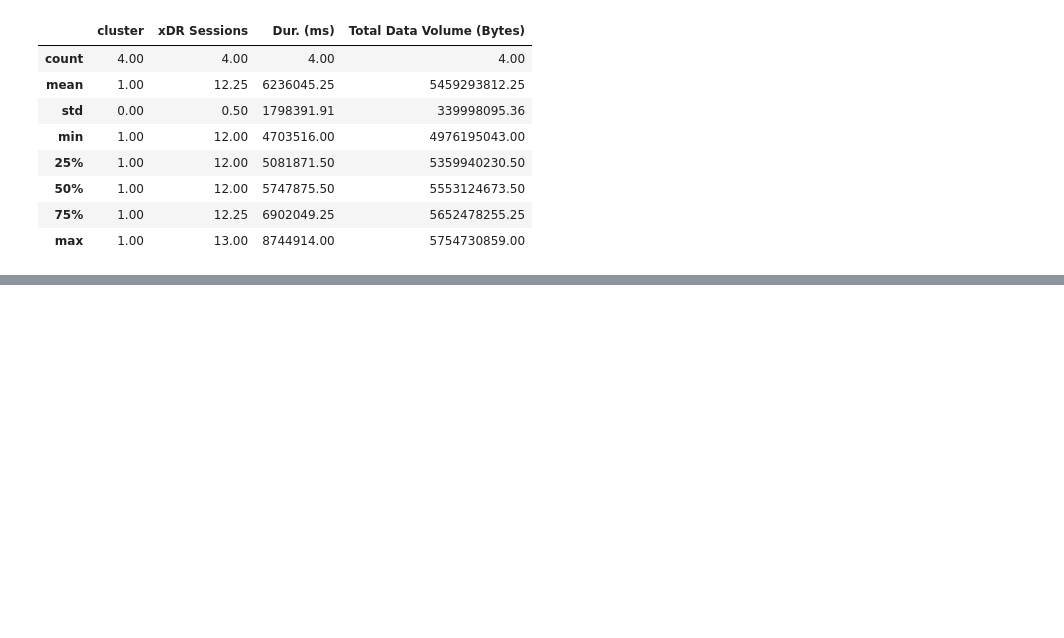
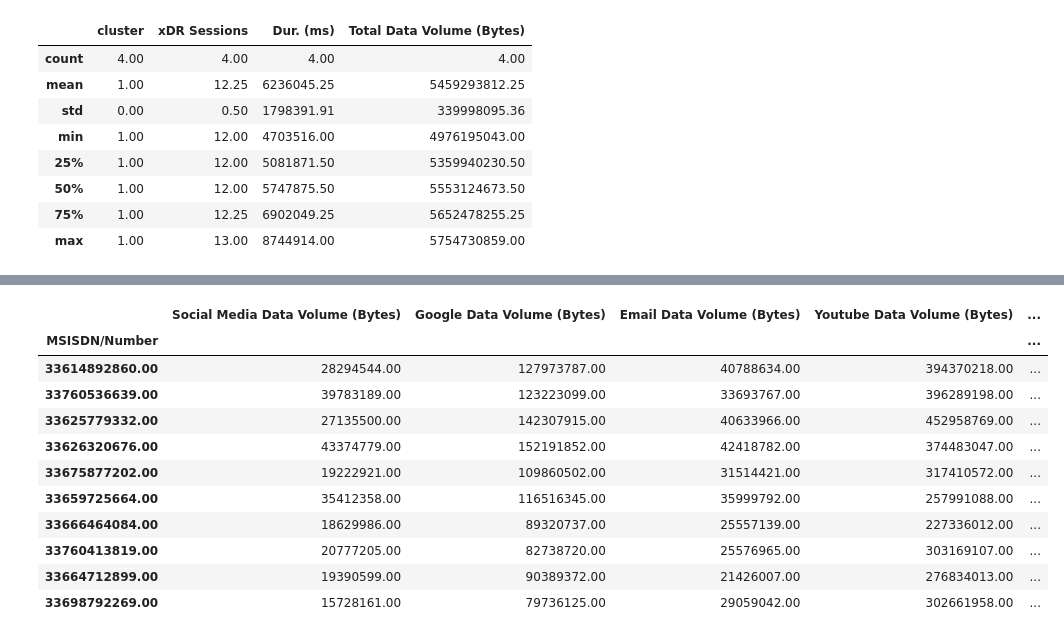
Before and after one commit to Samrawit02/Telecommunication-Data-Analysis, a Jupyter notebook: notebooks/ User Engagement analysis.ipynb, the cells around one changed output, grey strips where cells are left out. Drawn from its saved outputs; the diff is of its cells as text; code cells hidden in the pictures; blank space fills up the shorter version.

```diff
--- a/notebooks/ User Engagement analysis.ipynb
+++ b/notebooks/ User Engagement analysis.ipynb
@@ -350,0 +359,18 @@ cluster0[['cluster','xDR Sessions', 'Dur. (ms)', 'Total Data Volume (Bytes)']].d
+# %%
+application_df = df.groupby(
+    'MSISDN/Number').agg({'Social Media Data Volume (Bytes)':'sum','Google Data Volume (Bytes)':'sum','Email Data Volume (Bytes)': 'sum','Youtube Data Volume (Bytes)':'sum','Netflix Data Volume (Bytes)':'sum','Gaming Data Volume (Bytes)':'sum',
+                          'Other Data Volume (Bytes)':'sum','Total Data Volume (Bytes)':'sum'})
+application_df.nlargest(10,'Total Data Volume (Bytes)')
+# %% [output]
+|  | Social Media Data Volume (Bytes) | Google Data Volume (Bytes) | Email Data Volume (Bytes) | Youtube Data Volume (Bytes) | ... |
+| MSISDN/Number |  |  |  |  | ... |
+| 33614892860.00 | 28294544.00 | 127973787.00 | 40788634.00 | 394370218.00 | ... |
+| 33760536639.00 | 39783189.00 | 123223099.00 | 33693767.00 | 396289198.00 | ... |
+| 33625779332.00 | 27135500.00 | 142307915.00 | 40633966.00 | 452958769.00 | ... |
+| 33626320676.00 | 43374779.00 | 152191852.00 | 42418782.00 | 374483047.00 | ... |
+| 33675877202.00 | 19222921.00 | 109860502.00 | 31514421.00 | 317410572.00 | ... |
+| 33659725664.00 | 35412358.00 | 116516345.00 | 35999792.00 | 257991088.00 | ... |
+| 33666464084.00 | 18629986.00 | 89320737.00 | 25557139.00 | 227336012.00 | ... |
+| 33760413819.00 | 20777205.00 | 82738720.00 | 25576965.00 | 303169107.00 | ... |
+| 33664712899.00 | 19390599.00 | 90389372.00 | 21426007.00 | 276834013.00 | ... |
+| 33698792269.00 | 15728161.00 | 79736125.00 | 29059042.00 | 302661958.00 | ... |
```
Also changed, not shown: parts of 3 cells of this notebook.
